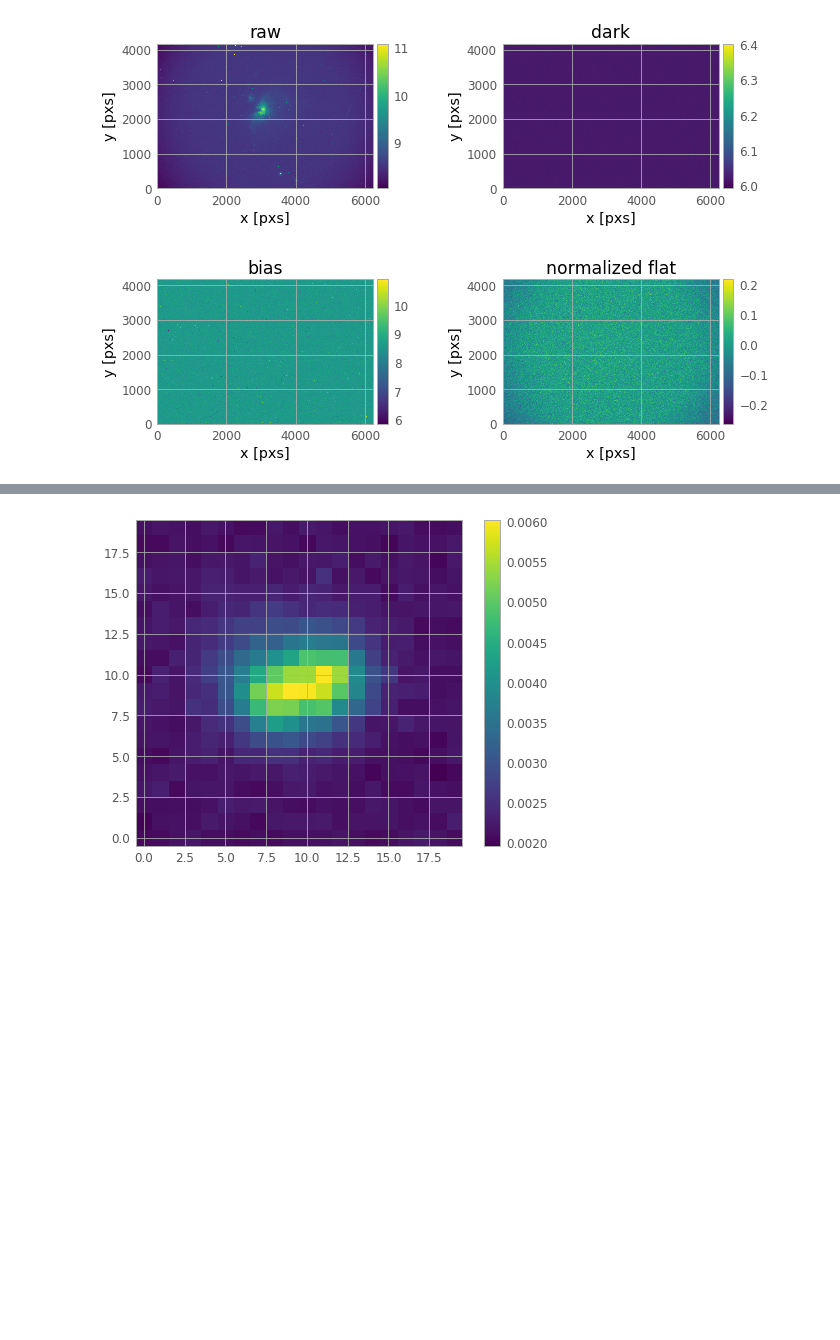
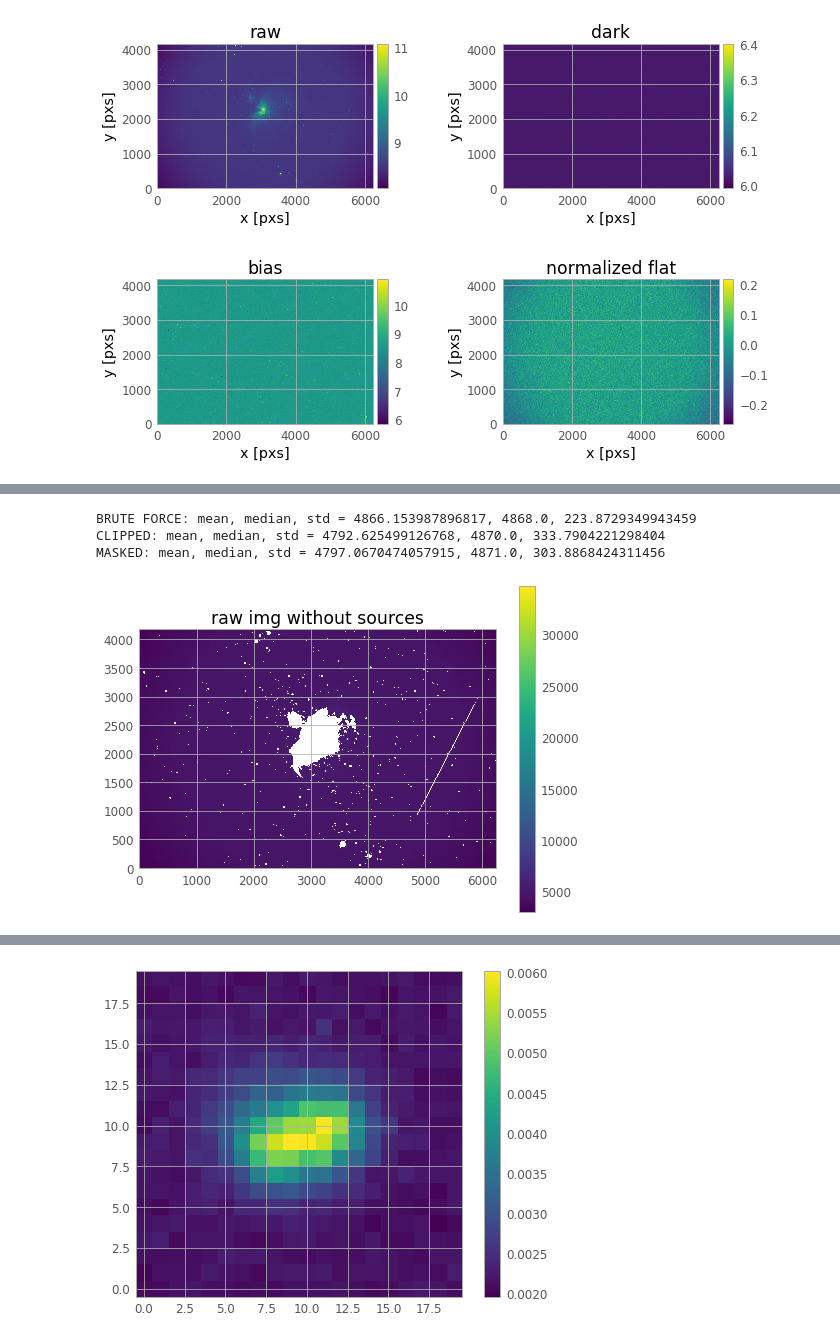
Before and after one commit to SSAEPFL/PSF, a Jupyter notebook: astropy-fits.ipynb, the cells around one changed output, grey strips where cells are left out. Saved outputs shown, nothing was run; the diff lists cells and outputs as text; code cells hidden in the pictures; blank space fills up the shorter version.

```diff
--- a/astropy-fits.ipynb
+++ b/astropy-fits.ipynb
@@ -82,0 +103,25 @@ plt.show()
+# %%
+# SOURCE: https://photutils.readthedocs.io/en/stable/background.html
+
+#just average estimate to characterise background
+print('BRUTE FORCE: mean, median, std = {}, {}, {}'.format(np.mean(img), np.median(img), mad_std(img)))
+
+# using clipped statistics to characterise background
+mean, median, std = sigma_clipped_stats(img, sigma=3.0)
+print('CLIPPED: mean, median, std = {}, {}, {}'.format(mean, median, std))
+
+# masking sources
+mask = make_source_mask(img, nsigma=3, npixels=5, dilate_size=11)
+mean, median, std = sigma_clipped_stats(img, sigma=3.0, mask=mask)
+masked_image = np.ma.masked_where(mask, img)
+print('MASKED: mean, median, std = {}, {}, {}'.format(mean, median, std))
+plt.figure()
+plt.title('raw img without sources')
+plt.imshow(masked_image, origin='lower', cmap='viridis', interpolation='none')
+plt.colorbar()
+plt.show()
+# %% [output]
+BRUTE FORCE: mean, median, std = 4866.153987896817, 4868.0, 223.8729349943459
+CLIPPED: mean, median, std = 4792.625499126768, 4870.0, 333.7904221298404
+MASKED: mean, median, std = 4797.0670474057915, 4871.0, 303.8868424311456
+[figure, added]
```
Also changed, not shown: parts of 13 cells of this notebook.
